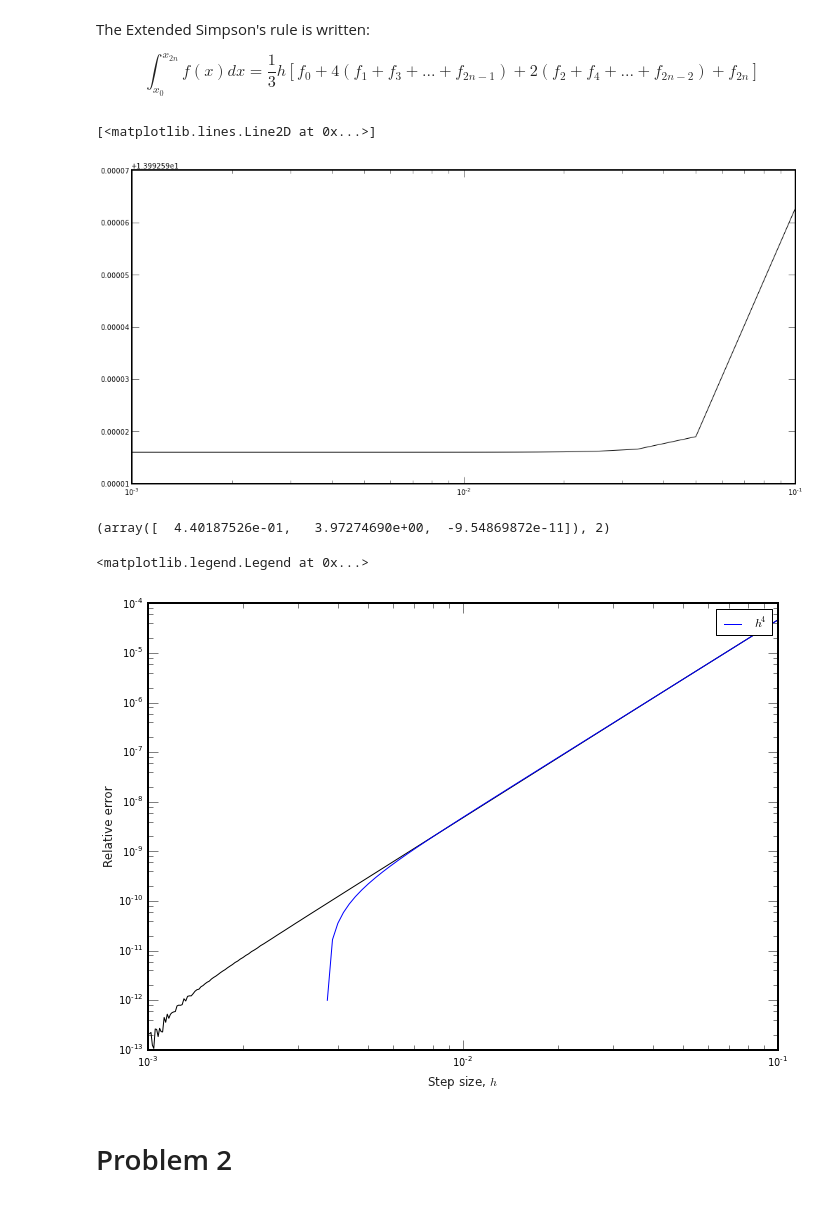
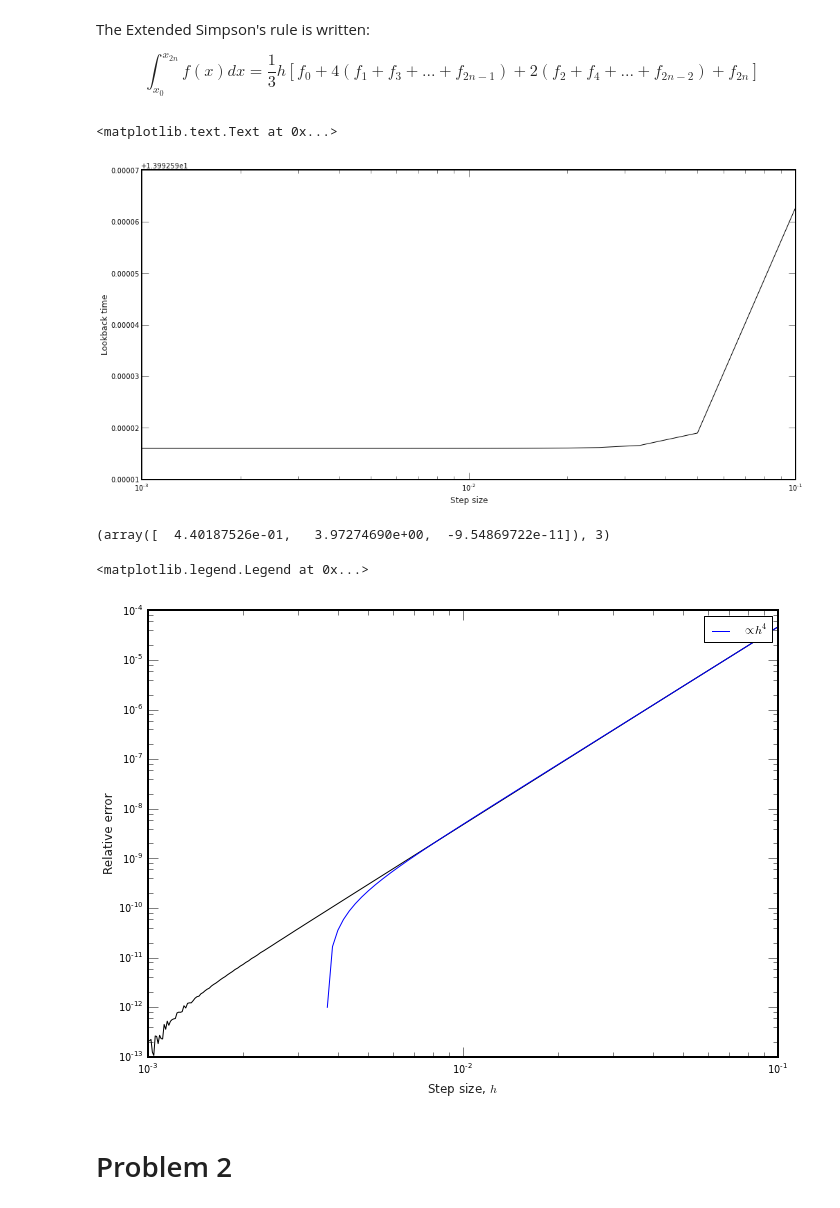
Before and after one commit to adrn/ipython-notebooks, a Jupyter notebook: Stellar Structure PS5.ipynb, the cells around one changed output. Drawn from its saved outputs; the diff is of its cells as text; code cells hidden in the pictures.

```diff
--- a/Stellar Structure PS5.ipynb
+++ b/Stellar Structure PS5.ipynb
@@ -1,3 +1,15 @@
+# %%
+from __future__ import division
+import copy
+import scipy.optimize as so
+import numpy as np
+
+# SI constants
+G = 6.67384E-11
+m_e = 9.10938291e-31
+m_p = 1.672621777e-27
+h = 6.62606957e-34
+M_sun = 1.9891e+30
 # %% [markdown]
 # Problem 1
 # %% [markdown]
@@ -58,27 +69,28 @@ lookback_times = t_H(0.719)*np.array([extended_simpson(integrand, z1, z2, step_s
 # %%
 figure(figsize=(15,8))
 semilogx(step_sizes, lookback_times)
+xlabel("Step size")
+ylabel("Lookback time")
 # %% [output]
-[<matplotlib.lines.Line2D at 0x...>]
+<matplotlib.text.Text at 0x...>
-[figure, old version]
+[figure, new version]
 # %%
-import scipy.optimize as so
 best_lookback_time = t_H(0.719) * extended_simpson(integrand, 0., 10., 0.001)
 error = np.fabs(lookback_times-best_lookback_time)
-p_opt,ier = so.leastsq(lambda p,x,y: y-p[0]*x**p[1]-p[2], [1.,4.,0.], args=(step_sizes, error))
-p_opt, ier
+p,ier = so.leastsq(lambda p,x,y: y-p[0]*x**p[1]-p[2], [1.,1.,1.], args=(step_sizes, error))
+p, ier
 # %% [output]
-(array([  4.40187526e-01,   3.97274690e+00,  -9.54869872e-11]), 2)
+(array([  4.40187526e-01,   3.97274690e+00,  -9.54869722e-11]), 3)
 # %%
 figure(figsize=(10,8))
 loglog(step_sizes, error)
-loglog(step_sizes, p_opt[0]*step_sizes**p_opt[1]+p_opt[2], label=r"$h^4$")
+loglog(step_sizes, p[0]*step_sizes**p[1]+p[2], label=r"$\propto h^4$")
 xlabel(r"Step size, $h$")
 ylabel("Relative error")
 legend()
 # %% [output]
 <matplotlib.legend.Legend at 0x...>
-[figure, old version]
+[figure, new version]
 # %% [markdown]
 # Problem 2
 # %%
```
Also changed, not shown: parts of 27 cells of this notebook.
